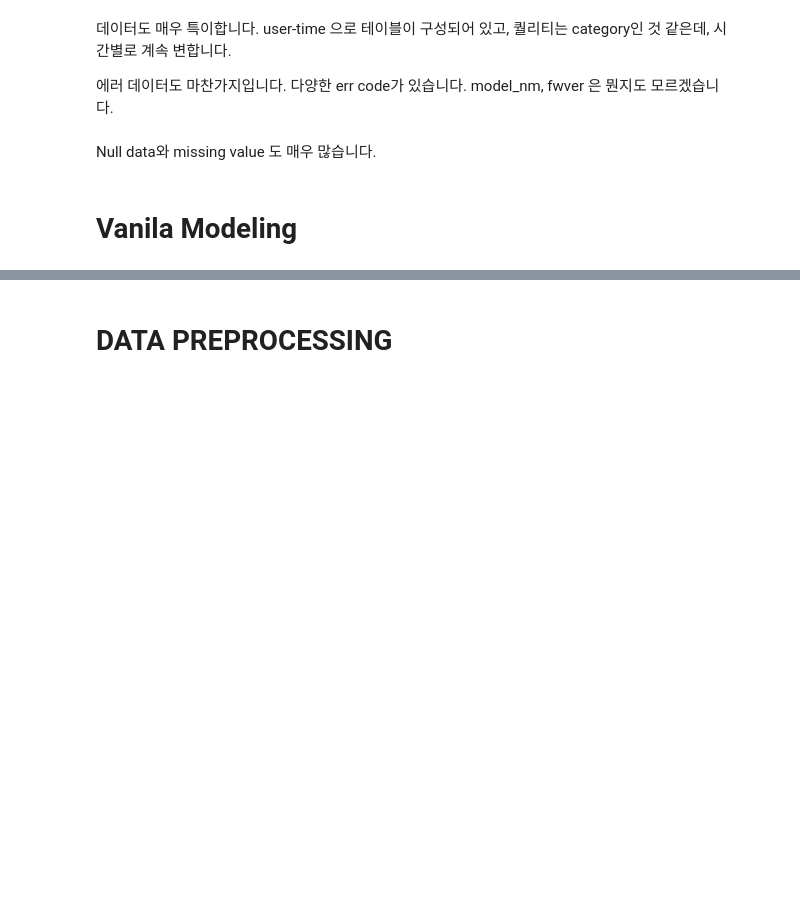
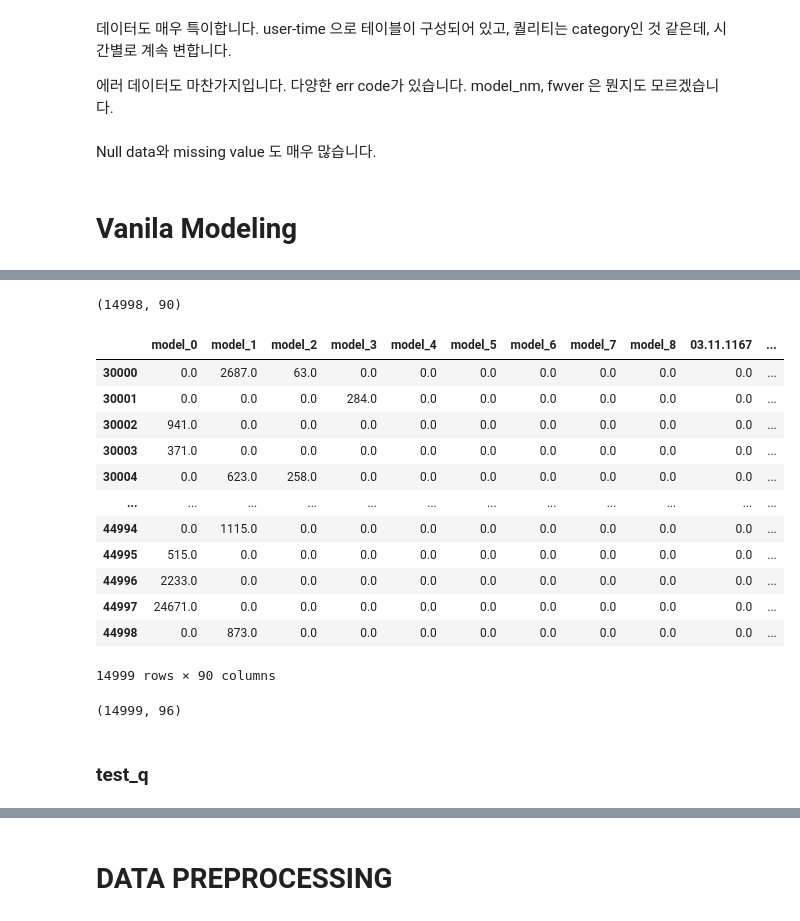
Before and after one commit to thinpig99/Comp_errorPredict, a Jupyter notebook: king_210108_BU-EDA-BASECODE.ipynb, the cells around one changed output, grey strips where cells are left out. Drawn from its saved outputs; the diff is of its cells as text; code cells hidden in the pictures; blank space fills up the shorter version.

```diff
--- a/king_210108_BU-EDA-BASECODE.ipynb
+++ b/king_210108_BU-EDA-BASECODE.ipynb
@@ -488,0 +786,13 @@ Null data와 missing value 도 매우 많습니다.
+# %%
+%%time
+temp_2 = test_e.groupby(['user_id', 'fwver'])['errcode'].count().unstack()
+temp_2.columns = ['03.11.1167', '04.16.3553', '04.16.3571', '04.22.1684',
+                  '04.22.1750', '04.22.1778', '04.33.1149', '04.33.1185',
+                  '04.33.1261', '05.15.2120', '05.15.2138', '04.82.1684',
+                  '04.82.1778', '05.66.3237', '10', '04.73.2237', '04.73.2569',
+                  '04.73.2571', '04.73.2577', '04.82.1730', '04.22.1478',
+                  '8.5.3', '04.22.1656', '04.22.1666', '03.11.1149',
+                  '04.33.1171', '05.66.3571', '04.16.3439', '05.15.2092',
+                  '03.11.1141', '04.22.1608', '04.33.1125', '05.15.3104',
+                  '04.22.1448', '05.15.2114', '10.22.1770', '10.22.1780',
+                  '04.16.3569', '04.22.1772', '04.22.1170']
@@ -488,0 +801,6 @@ Null data와 missing value 도 매우 많습니다.
+# %%
+%%time
+temp_3 = test_e.groupby(['user_id', 'errtype'])['errcode'].count().unstack()
+temp_3.columns = [ 1,  2,  3,  4,  5,  6,  7,  8,  9, 101, 11, 12, 13, 14, 15, # 10을 임시로 101로 넣습니다. 컬럼이 겹칩니다.
+                  16, 17, 18, 19, 20, 21, 22, 23, 24, 25, 26, 27, 28, 30, 31,
+                  32, 33, 34, 35, 36, 37, 38, 39, 40, 41, 42]
@@ -488,0 +809,25 @@ Null data와 missing value 도 매우 많습니다.
+# %%
+test_user = pd.concat([temp_1, temp_2, temp_3], axis=1)
+test_user.shape
+# user 하나 사라짐 43262입니다.
+# %% [output]
+(14998, 90)
+# %%
+# 하나 사라진 유저를 채워주는 코드입니다.
+test_user = test_user.reindex(pd.RangeIndex(test_user.index.max() + 1)).ffill(0)[30000:]
+# %%
+test_user
+# %% [output]
+|  | model_0 | model_1 | model_2 | model_3 | model_4 | model_5 | model_6 | model_7 | model_8 | 03.11.1167 | ... |
+| 30000 | 0.0 | 2687.0 | 63.0 | 0.0 | 0.0 | 0.0 | 0.0 | 0.0 | 0.0 | 0.0 | ... |
+| 30001 | 0.0 | 0.0 | 0.0 | 284.0 | 0.0 | 0.0 | 0.0 | 0.0 | 0.0 | 0.0 | ... |
+| 30002 | 941.0 | 0.0 | 0.0 | 0.0 | 0.0 | 0.0 | 0.0 | 0.0 | 0.0 | 0.0 | ... |
+| 30003 | 371.0 | 0.0 | 0.0 | 0.0 | 0.0 | 0.0 | 0.0 | 0.0 | 0.0 | 0.0 | ... |
+| 30004 | 0.0 | 623.0 | 258.0 | 0.0 | 0.0 | 0.0 | 0.0 | 0.0 | 0.0 | 0.0 | ... |
+| ... | ... | ... | ... | ... | ... | ... | ... | ... | ... | ... | ... |
+| 44994 | 0.0 | 1115.0 | 0.0 | 0.0 | 0.0 | 0.0 | 0.0 | 0.0 | 0.0 | 0.0 | ... |
+| 44995 | 515.0 | 0.0 | 0.0 | 0.0 | 0.0 | 0.0 | 0.0 | 0.0 | 0.0 | 0.0 | ... |
+| 44996 | 2233.0 | 0.0 | 0.0 | 0.0 | 0.0 | 0.0 | 0.0 | 0.0 | 0.0 | 0.0 | ... |
+| 44997 | 24671.0 | 0.0 | 0.0 | 0.0 | 0.0 | 0.0 | 0.0 | 0.0 | 0.0 | 0.0 | ... |
+| 44998 | 0.0 | 873.0 | 0.0 | 0.0 | 0.0 | 0.0 | 0.0 | 0.0 | 0.0 | 0.0 | ... |
+14999 rows × 90 columns
@@ -488,0 +836,11 @@ Null data와 missing value 도 매우 많습니다.
+# %%
+columns = ['04.16.2641', '04.16.3345', '04.22.1442', '04.33.1095', '05.15.2090', '05.15.2122']
+
+for col in columns:
+    test_user[col] = np.zeros(test_user.shape[0],)
+
+test_user.shape
+# %% [output]
+(14999, 96)
+# %% [markdown]
+### test_q
```
Also changed, not shown: parts of 111 cells of this notebook.
